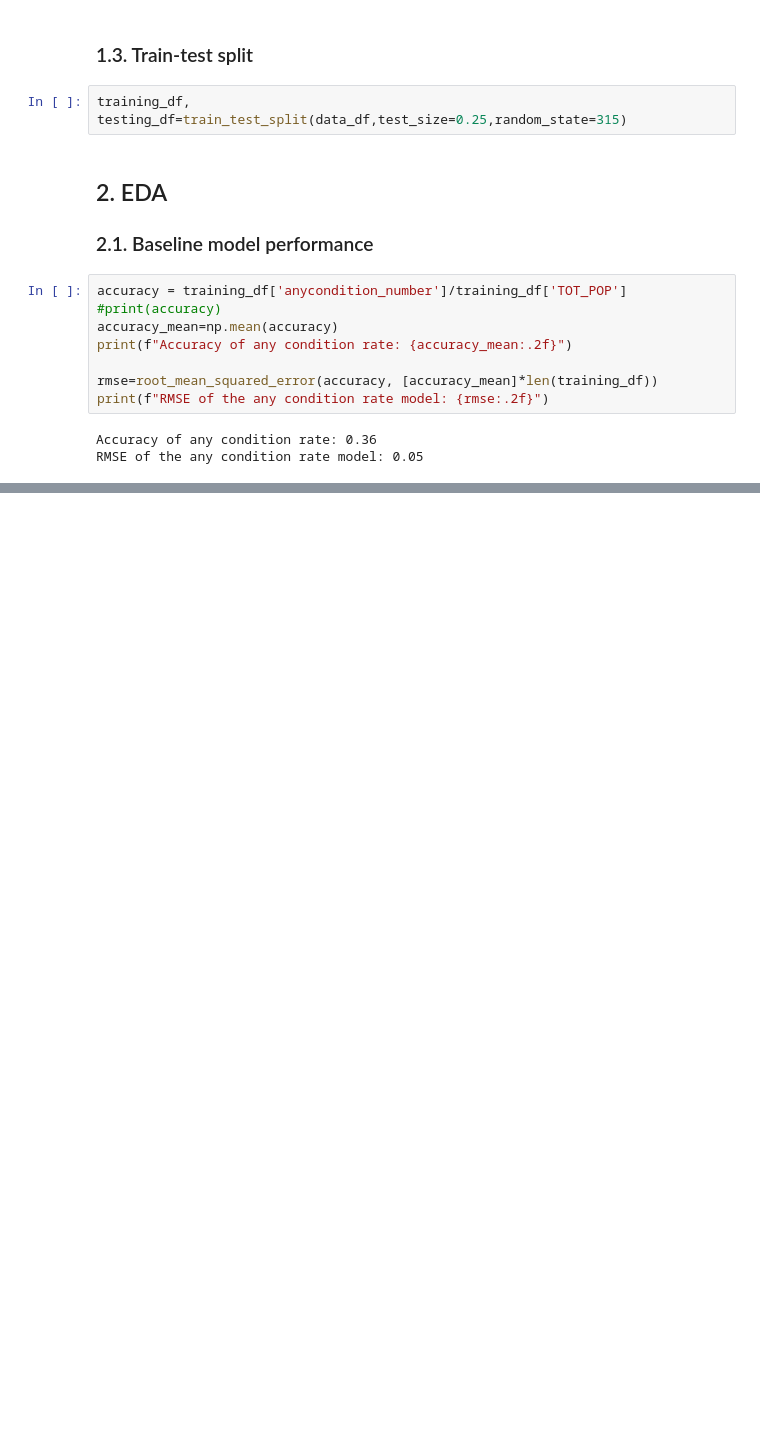
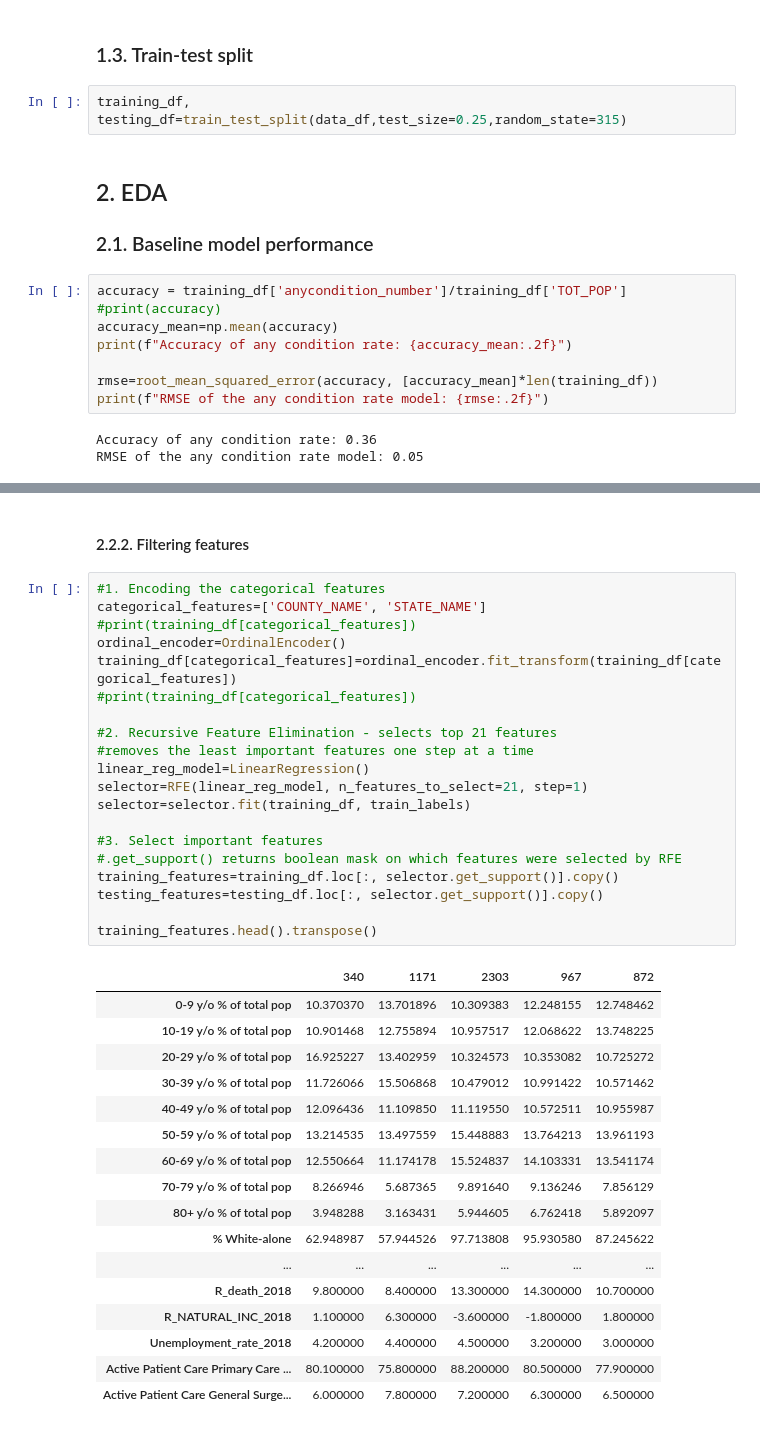
Before and after one commit to 4GeeksAcademy/Madesh1-regularized-linear-regression, a Jupyter notebook: src/Madesh_solution.ipynb, the cells around one changed output, grey strips where cells are left out. Cells and saved outputs as stored; diff of their text form; blank space fills up the shorter version.

```diff
--- a/src/Madesh_solution.ipynb
+++ b/src/Madesh_solution.ipynb
@@ -81,0 +127,40 @@ RMSE of the any condition rate model: 0.05
+# %% [markdown]
+#### 2.2.2. Filtering features
+# %%
+#1. Encoding the categorical features
+categorical_features=['COUNTY_NAME', 'STATE_NAME']
+#print(training_df[categorical_features])
+ordinal_encoder=OrdinalEncoder()
+training_df[categorical_features]=ordinal_encoder.fit_transform(training_df[categorical_features])
+#print(training_df[categorical_features])
+
+#2. Recursive Feature Elimination - selects top 21 features
+#removes the least important features one step at a time
+linear_reg_model=LinearRegression()
+selector=RFE(linear_reg_model, n_features_to_select=21, step=1)
+selector=selector.fit(training_df, train_labels)
+
+#3. Select important features
+#.get_support() returns boolean mask on which features were selected by RFE
+training_features=training_df.loc[:, selector.get_support()].copy()
+testing_features=testing_df.loc[:, selector.get_support()].copy()
+
+training_features.head().transpose()
+# %% [output]
+|  | 340 | 1171 | 2303 | 967 | 872 |
+| 0-9 y/o % of total pop | 10.370370 | 13.701896 | 10.309383 | 12.248155 | 12.748462 |
+| 10-19 y/o % of total pop | 10.901468 | 12.755894 | 10.957517 | 12.068622 | 13.748225 |
+| 20-29 y/o % of total pop | 16.925227 | 13.402959 | 10.324573 | 10.353082 | 10.725272 |
+| 30-39 y/o % of total pop | 11.726066 | 15.506868 | 10.479012 | 10.991422 | 10.571462 |
+| 40-49 y/o % of total pop | 12.096436 | 11.109850 | 11.119550 | 10.572511 | 10.955987 |
+| 50-59 y/o % of total pop | 13.214535 | 13.497559 | 15.448883 | 13.764213 | 13.961193 |
+| 60-69 y/o % of total pop | 12.550664 | 11.174178 | 15.524837 | 14.103331 | 13.541174 |
+| 70-79 y/o % of total pop | 8.266946 | 5.687365 | 9.891640 | 9.136246 | 7.856129 |
+| 80+ y/o % of total pop | 3.948288 | 3.163431 | 5.944605 | 6.762418 | 5.892097 |
+| % White-alone | 62.948987 | 57.944526 | 97.713808 | 95.930580 | 87.245622 |
+| ... | ... | ... | ... | ... | ... |
+| R_death_2018 | 9.800000 | 8.400000 | 13.300000 | 14.300000 | 10.700000 |
+| R_NATURAL_INC_2018 | 1.100000 | 6.300000 | -3.600000 | -1.800000 | 1.800000 |
+| Unemployment_rate_2018 | 4.200000 | 4.400000 | 4.500000 | 3.200000 | 3.000000 |
+| Active Patient Care Primary Care ... | 80.100000 | 75.800000 | 88.200000 | 80.500000 | 77.900000 |
+| Active Patient Care General Surge... | 6.000000 | 7.800000 | 7.200000 | 6.300000 | 6.500000 |
```
Also changed, not shown: parts of 6 cells of this notebook, 1 other file.
